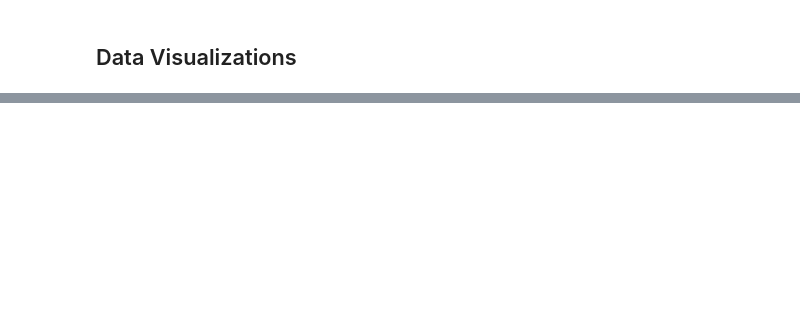
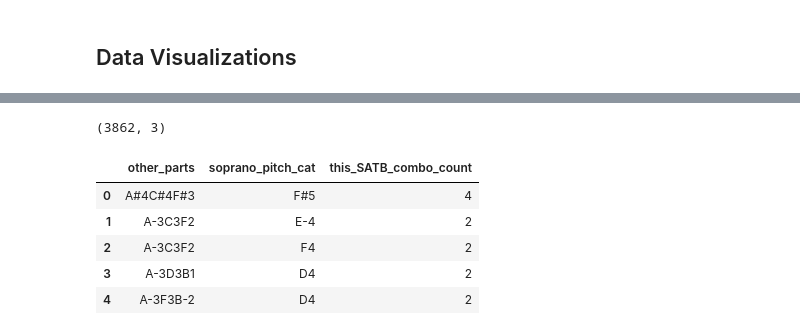
Before and after one commit to clambeer/DSI-SF-2-clambeer, a Jupyter notebook: projects/capstone/My_work_git_duplicated/Capstone - Adding pitch variables AND Data Viz.ipynb, the cells around one changed output, grey strips where cells are left out. Saved outputs shown, nothing was run; the diff lists cells and outputs as text; code cells hidden in the pictures; blank space fills up the shorter version.

```diff
--- a/projects/capstone/My_work_git_duplicated/Capstone - Adding pitch variables AND Data Viz.ipynb
+++ b/projects/capstone/My_work_git_duplicated/Capstone - Adding pitch variables AND Data Viz.ipynb
@@ -147,0 +201,21 @@ f.close()
+# %%
+# if we group by the 46676 notes by the two columns, we can count the number of times that
+# sop/other-parts combo comes up.
+
+# the goal is to come up wtih some number that describes the baseline - actually something
+# a little differnet than baseline - describe how often am i actually arleady giving the
+# machine the answer since tehre is only ever one sop-ATB combo for that ATB?
+#
+
+n_sop_parts_combos = combos.groupby(['other_parts', 'soprano_pitch_cat']).agg(len).reset_index()
+n_sop_parts_combos.rename(columns={0:'this_SATB_combo_count'}, inplace=True)
+print n_sop_parts_combos.shape
+n_sop_parts_combos.head()
+# %% [output]
+(3862, 3)
+|  | other_parts | soprano_pitch_cat | this_SATB_combo_count |
+| 0 | A#4C#4F#3 | F#5 | 4 |
+| 1 | A-3C3F2 | E-4 | 2 |
+| 2 | A-3C3F2 | F4 | 2 |
+| 3 | A-3D3B1 | D4 | 2 |
+| 4 | A-3F3B-2 | D4 | 2 |
```
Also changed, not shown: parts of 40 cells of this notebook, 3 other files.
